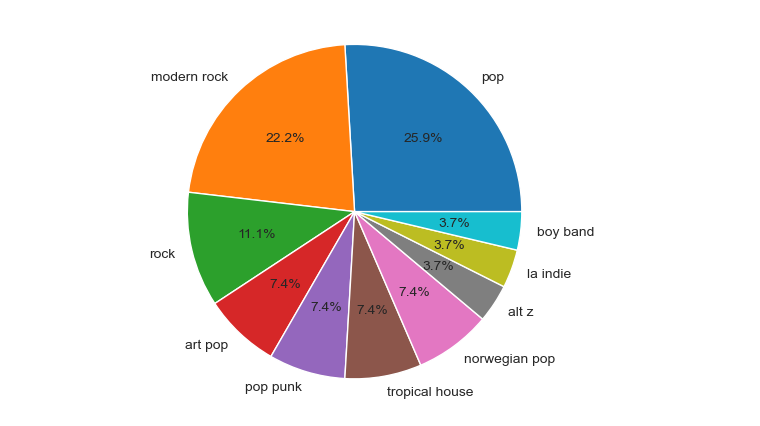
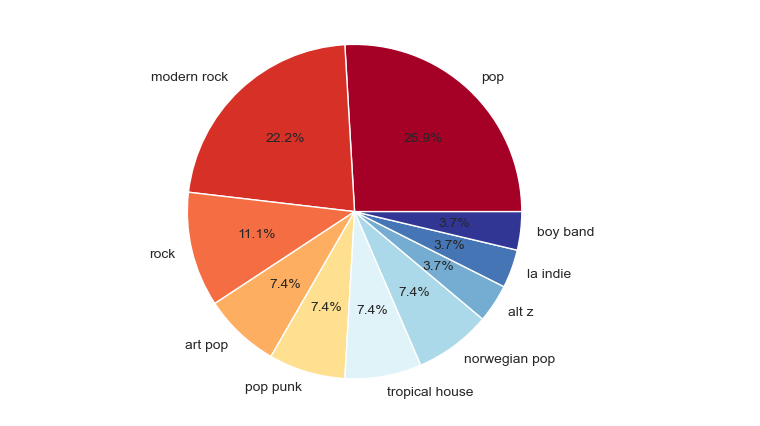
Before and after one commit to KristinBJ98/spotify_api_project, a Jupyter notebook: Make spotify graphs.ipynb, the cells around one changed output. Cells and saved outputs as stored; diff of their text form; code cells hidden in the pictures.

```diff
--- a/Make spotify graphs.ipynb
+++ b/Make spotify graphs.ipynb
@@ -113,6 +66,10 @@ plt.legend(handles=legend_handles, bbox_to_anchor=(0.57, 1.20), ncol=3, fancybox
 # %%
-plt.pie(Dataset_3['count'], labels = Dataset_3['genre'], autopct='%1.1f%%')
+#Creating colorblind palette
+cb_palette = ["#a50026", "#d73027", "#f46d43", "#fdae61", "#fee090", "#e0f3f8", "#abd9e9", "#74add1", "#4575b4", "#313695"]
+
+#Creating pie chart with 10 most litened to genres
+plt.pie(Dataset_3['count'], labels = Dataset_3['genre'], autopct='%1.1f%%', colors = cb_palette)
 plt.axis('equal')
 plt.show()
 # %% [output]
-[figure, old version]
+[figure, new version]
```
Also changed, not shown: parts of 8 cells of this notebook, 1 other file.
